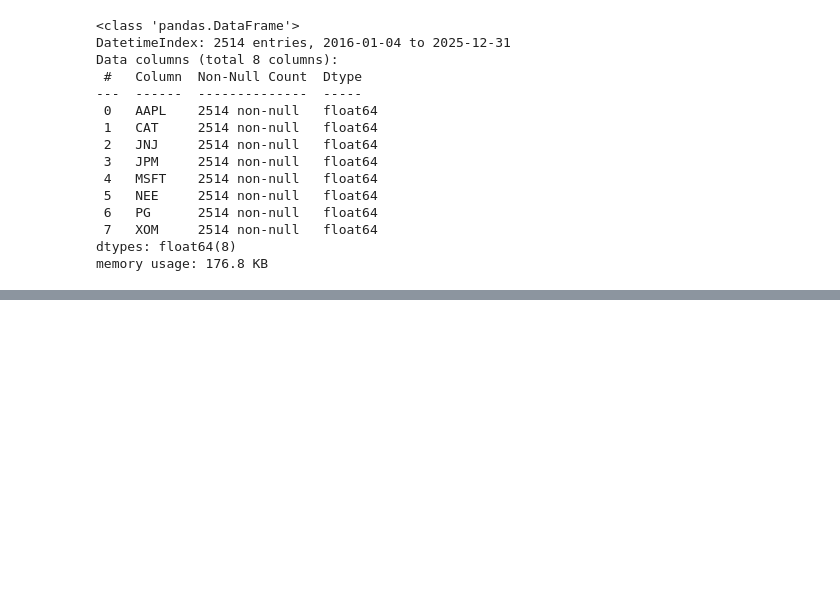
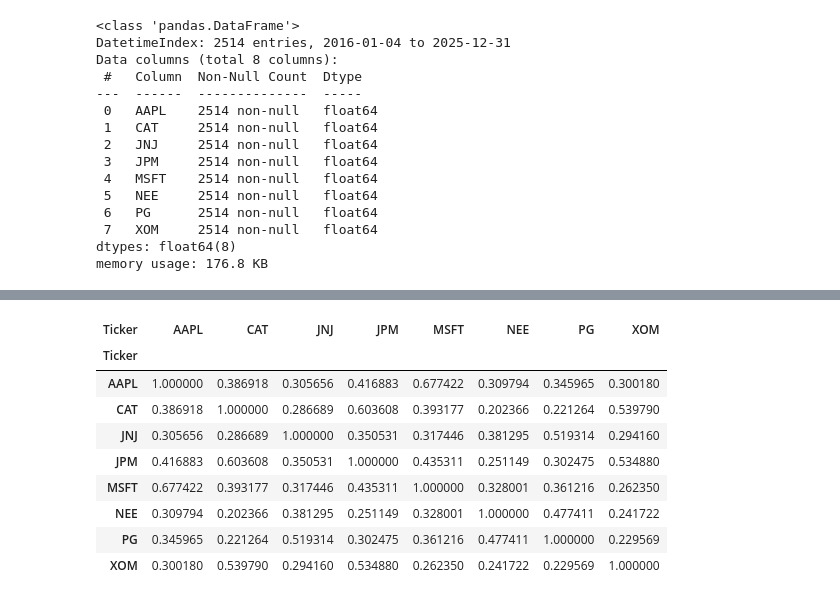
Before and after one commit to tumlumtala1610-creator/portfolio-optimization, a Jupyter notebook: notebooks/01_data_exploration.ipynb, the cells around one changed output, grey strips where cells are left out. Saved outputs shown, nothing was run; the diff lists cells and outputs as text; code cells hidden in the pictures; blank space fills up the shorter version.

```diff
--- a/notebooks/01_data_exploration.ipynb
+++ b/notebooks/01_data_exploration.ipynb
@@ -72,0 +188,14 @@ memory usage: 176.8 KB
+# %%
+correlation_matrix = returns.corr()
+correlation_matrix
+# %% [output]
+| Ticker | AAPL | CAT | JNJ | JPM | MSFT | NEE | PG | XOM |
+| Ticker |  |  |  |  |  |  |  |  |
+| AAPL | 1.000000 | 0.386918 | 0.305656 | 0.416883 | 0.677422 | 0.309794 | 0.345965 | 0.300180 |
+| CAT | 0.386918 | 1.000000 | 0.286689 | 0.603608 | 0.393177 | 0.202366 | 0.221264 | 0.539790 |
+| JNJ | 0.305656 | 0.286689 | 1.000000 | 0.350531 | 0.317446 | 0.381295 | 0.519314 | 0.294160 |
+| JPM | 0.416883 | 0.603608 | 0.350531 | 1.000000 | 0.435311 | 0.251149 | 0.302475 | 0.534880 |
+| MSFT | 0.677422 | 0.393177 | 0.317446 | 0.435311 | 1.000000 | 0.328001 | 0.361216 | 0.262350 |
+| NEE | 0.309794 | 0.202366 | 0.381295 | 0.251149 | 0.328001 | 1.000000 | 0.477411 | 0.241722 |
+| PG | 0.345965 | 0.221264 | 0.519314 | 0.302475 | 0.361216 | 0.477411 | 1.000000 | 0.229569 |
+| XOM | 0.300180 | 0.539790 | 0.294160 | 0.534880 | 0.262350 | 0.241722 | 0.229569 | 1.000000 |
```
Also changed, not shown: parts of 12 cells of this notebook.
